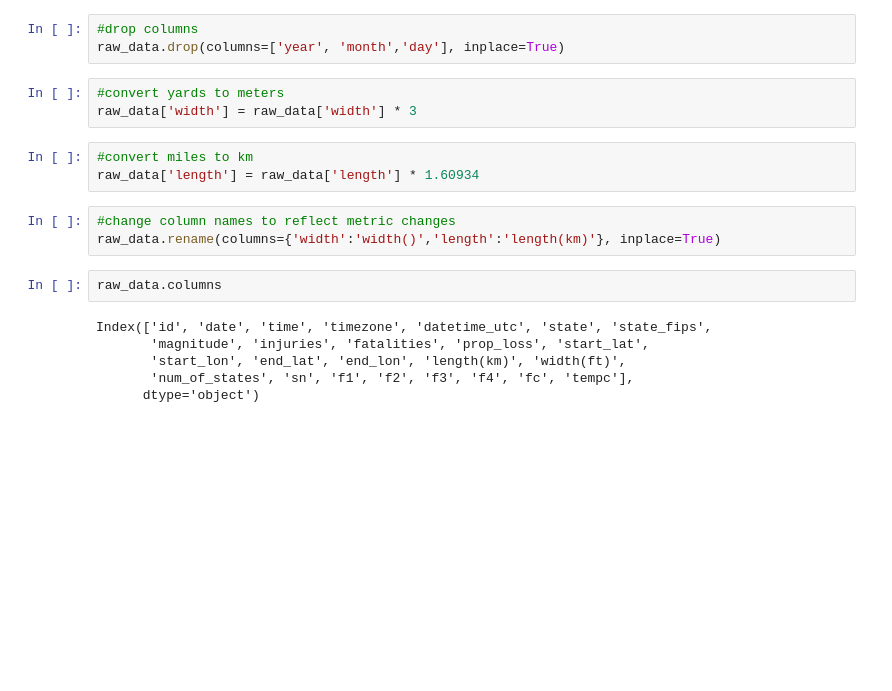
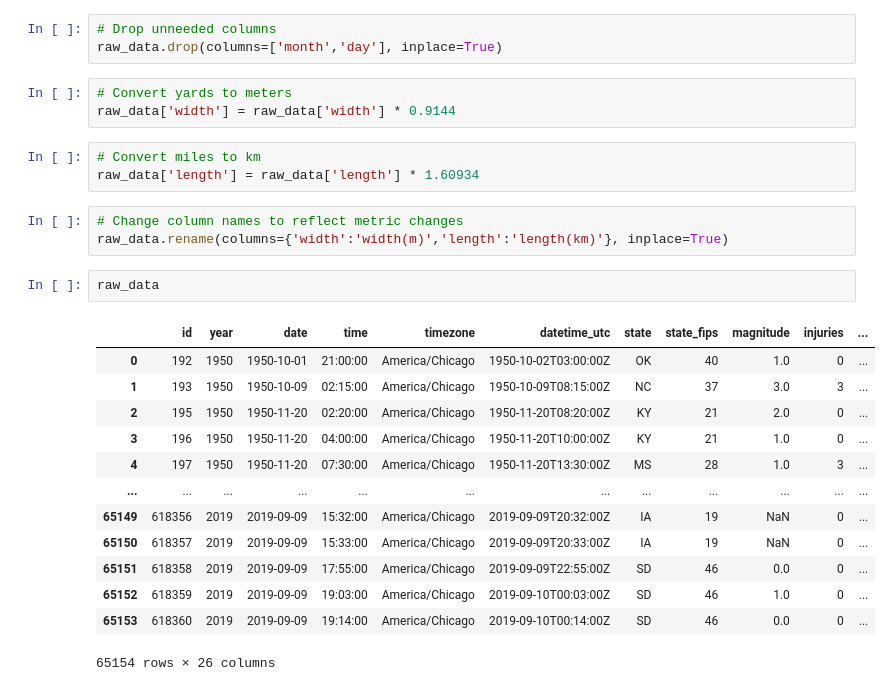
Before and after one commit to Kanustu/LHL_midterm_project, a Jupyter notebook: notebooks/2_cleaning.ipynb, the cells around one changed output. Saved outputs shown, nothing was run; the diff lists cells and outputs as text; blank space fills up the shorter version.

```diff
--- a/notebooks/2_cleaning.ipynb
+++ b/notebooks/2_cleaning.ipynb
@@ -29,22 +18,30 @@ raw_data.rename(columns={'om':'id', 'yr':'year', 'mo':'month', 'dy':'day', 'tz':
                         'elat':'end_lat','elon':'end_lon','len':'length','wid':'width','ns':'num_of_states'
                         }, inplace=True)
 # %%
-#drop columns
-raw_data.drop(columns=['year', 'month','day'], inplace=True)
+# Drop unneeded columns
+raw_data.drop(columns=['month','day'], inplace=True)
 # %%
-#convert yards to meters
-raw_data['width'] = raw_data['width'] * 3
+# Convert yards to meters
+raw_data['width'] = raw_data['width'] * 0.9144
 # %%
-#convert miles to km
+# Convert miles to km
 raw_data['length'] = raw_data['length'] * 1.60934
 # %%
-#change column names to reflect metric changes
-raw_data.rename(columns={'width':'width()','length':'length(km)'}, inplace=True)
+# Change column names to reflect metric changes
+raw_data.rename(columns={'width':'width(m)','length':'length(km)'}, inplace=True)
-# %%
-raw_data.columns
-# %% [output]
-Index(['id', 'date', 'time', 'timezone', 'datetime_utc', 'state', 'state_fips',
-       'magnitude', 'injuries', 'fatalities', 'prop_loss', 'start_lat',
-       'start_lon', 'end_lat', 'end_lon', 'length(km)', 'width(ft)',
-       'num_of_states', 'sn', 'f1', 'f2', 'f3', 'f4', 'fc', 'tempc'],
-      dtype='object')
+# %%
+raw_data
+# %% [output]
+|  | id | year | date | time | timezone | datetime_utc | state | state_fips | magnitude | injuries | ... |
+| 0 | 192 | 1950 | 1950-10-01 | 21:00:00 | America/Chicago | 1950-10-02T03:00:00Z | OK | 40 | 1.0 | 0 | ... |
+| 1 | 193 | 1950 | 1950-10-09 | 02:15:00 | America/Chicago | 1950-10-09T08:15:00Z | NC | 37 | 3.0 | 3 | ... |
+| 2 | 195 | 1950 | 1950-11-20 | 02:20:00 | America/Chicago | 1950-11-20T08:20:00Z | KY | 21 | 2.0 | 0 | ... |
+| 3 | 196 | 1950 | 1950-11-20 | 04:00:00 | America/Chicago | 1950-11-20T10:00:00Z | KY | 21 | 1.0 | 0 | ... |
+| 4 | 197 | 1950 | 1950-11-20 | 07:30:00 | America/Chicago | 1950-11-20T13:30:00Z | MS | 28 | 1.0 | 3 | ... |
+| ... | ... | ... | ... | ... | ... | ... | ... | ... | ... | ... | ... |
+| 65149 | 618356 | 2019 | 2019-09-09 | 15:32:00 | America/Chicago | 2019-09-09T20:32:00Z | IA | 19 | NaN | 0 | ... |
+| 65150 | 618357 | 2019 | 2019-09-09 | 15:33:00 | America/Chicago | 2019-09-09T20:33:00Z | IA | 19 | NaN | 0 | ... |
+| 65151 | 618358 | 2019 | 2019-09-09 | 17:55:00 | America/Chicago | 2019-09-09T22:55:00Z | SD | 46 | 0.0 | 0 | ... |
+| 65152 | 618359 | 2019 | 2019-09-09 | 19:03:00 | America/Chicago | 2019-09-10T00:03:00Z | SD | 46 | 1.0 | 0 | ... |
+| 65153 | 618360 | 2019 | 2019-09-09 | 19:14:00 | America/Chicago | 2019-09-10T00:14:00Z | SD | 46 | 0.0 | 0 | ... |
+65154 rows × 26 columns
```
Also changed, not shown: parts of 5 cells of this notebook, 1 other file.
